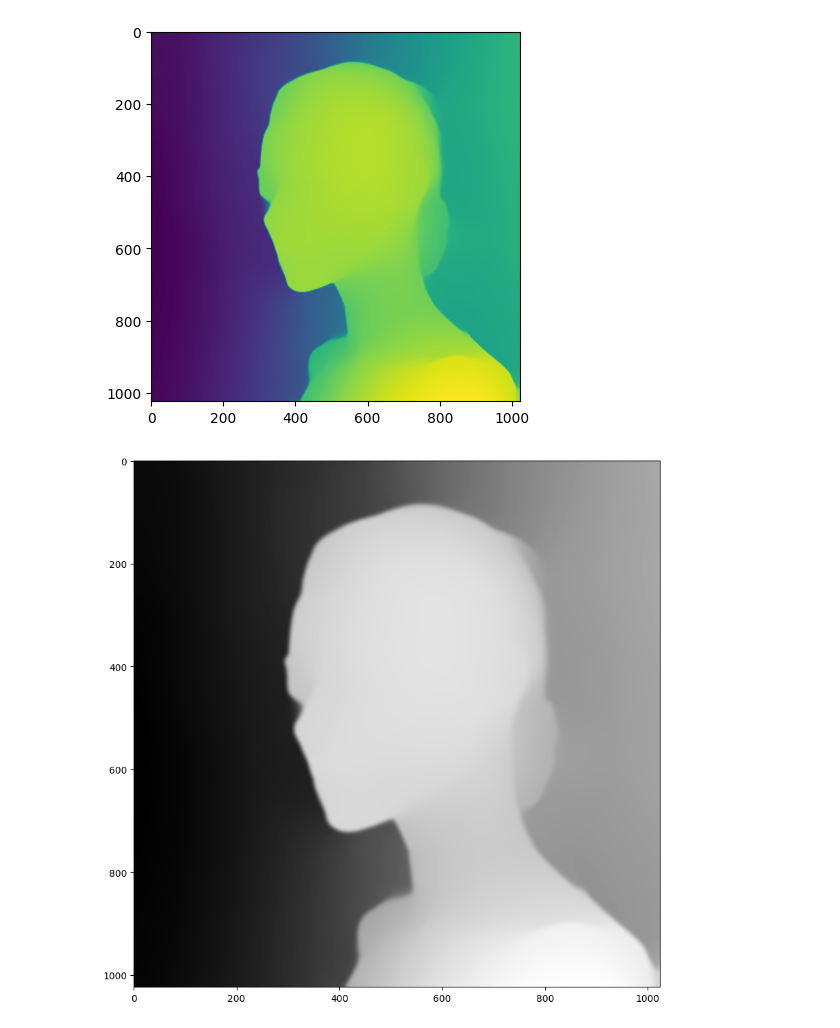
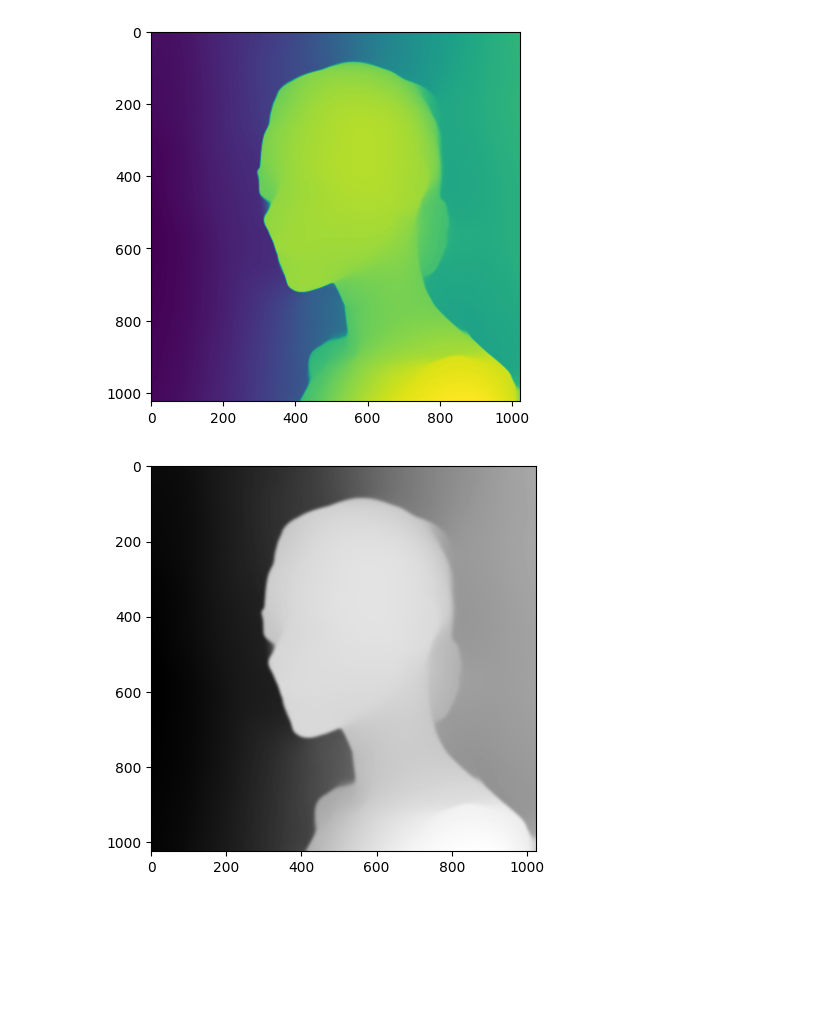
Before and after one commit to prxshetty/midas-depthseg, a Jupyter notebook: depthsegmentation.ipynb, the cells around one changed output. Saved outputs shown, nothing was run; the diff lists cells and outputs as text; code cells hidden in the pictures; blank space fills up the shorter version.

```diff
--- a/depthsegmentation.ipynb
+++ b/depthsegmentation.ipynb
@@ -150,8 +150,8 @@ plt.imshow(output2)
 depth_map_normalized = cv2.normalize(output2, None, 0, 255, cv2.NORM_MINMAX).astype(np.uint8)
 depth_map_blurryeff = cv2.GaussianBlur(depth_map_normalized, (21, 21), 0)
 # %%
-plt.figure(figsize = (10,10))
+plt.figure(figsize = (6,5))
 plt.imshow(depth_map_blurryeff, cmap = 'gray')
 plt.show()
 # %% [output]
-[figure, old version]
+[figure, new version]
```
Also changed, not shown: parts of 4 cells of this notebook, 2 other files.
